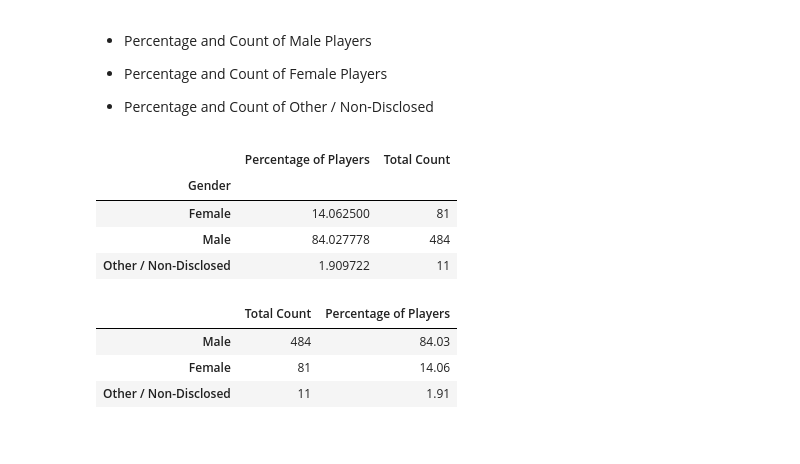
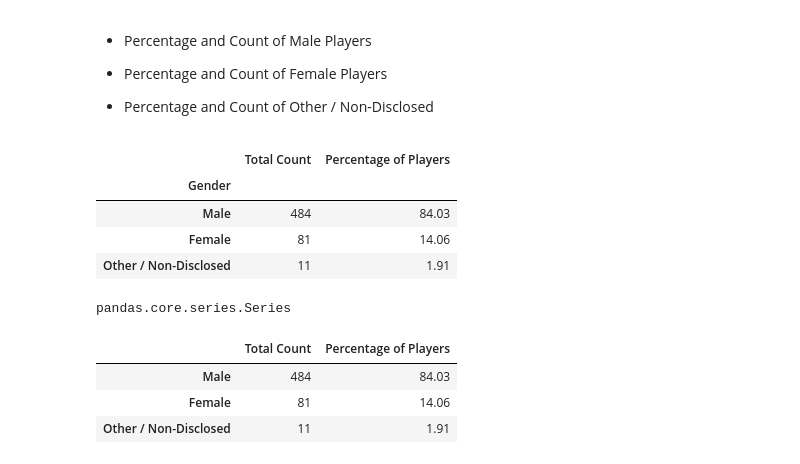
Before and after one commit to areejhum/HeroesOfPymoli, a Jupyter notebook: HeroesOfPymoli.ipynb, the cells around one changed output. Cells and saved outputs as stored; diff of their text form; code cells hidden in the pictures.

```diff
--- a/HeroesOfPymoli.ipynb
+++ b/HeroesOfPymoli.ipynb
@@ -85,19 +74,27 @@ breakdown.count()
 
 * Percentage and Count of Other / Non-Disclosed
 # %%
-#Need to use "Map" & reorder columns
 demographics = purchase_data.groupby(['Gender'])
 total_count = demographics["SN"].nunique()
 percentage = (total_count/purchase_data["SN"].nunique()) * 100
 
 summary_df = pd.DataFrame({"Total Count": total_count, "Percentage of Players": percentage})
+summary_df["Percentage of Players"] = summary_df["Percentage of Players"].map("{:.2f}".format)
+summary_df = summary_df[["Total Count", "Percentage of Players"]]
+summary_df = summary_df.sort_values(by="Total Count", ascending = False)
 summary_df
 # %% [output]
-|  | Percentage of Players | Total Count |
+|  | Total Count | Percentage of Players |
 | Gender |  |  |
-| Female | 14.062500 | 81 |
-| Male | 84.027778 | 484 |
-| Other / Non-Disclosed | 1.909722 | 11 |
+| Male | 484 | 84.03 |
+| Female | 81 | 14.06 |
+| Other / Non-Disclosed | 11 | 1.91 |
+# %%
+demographics = purchase_data.groupby(['Gender'])
+total_count = demographics["SN"].nunique()
+type(total_count)
+# %% [output]
+pandas.core.series.Series
 # %%
 # %% [output]
 |  | Total Count | Percentage of Players |
```
Also changed, not shown: parts of 13 cells of this notebook.
